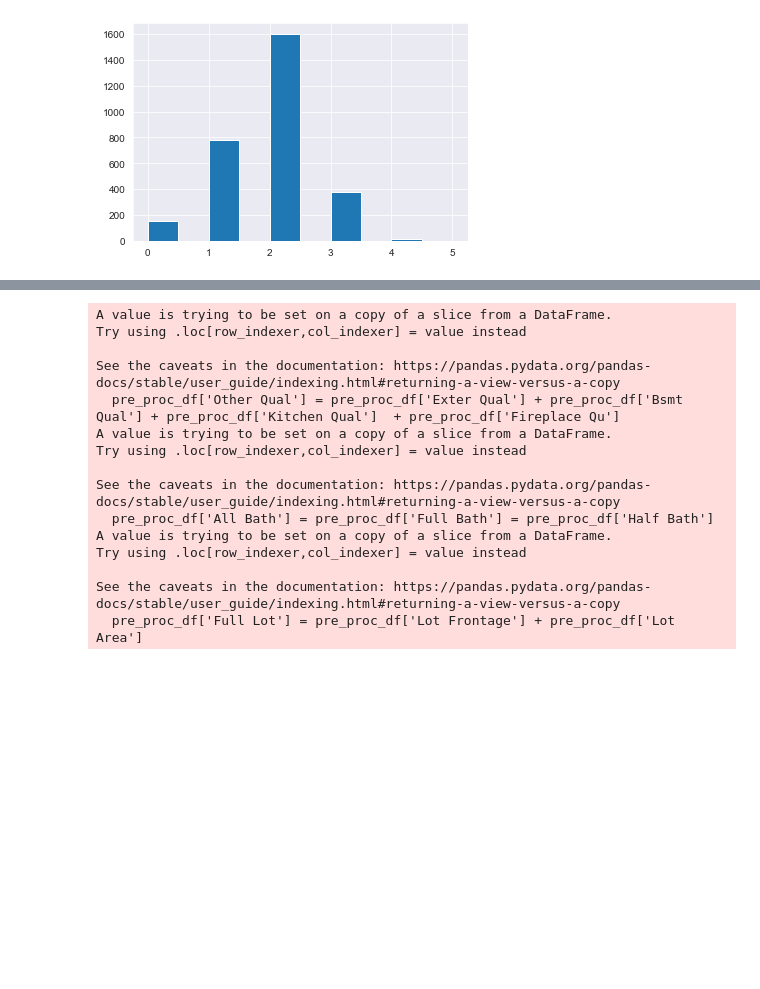
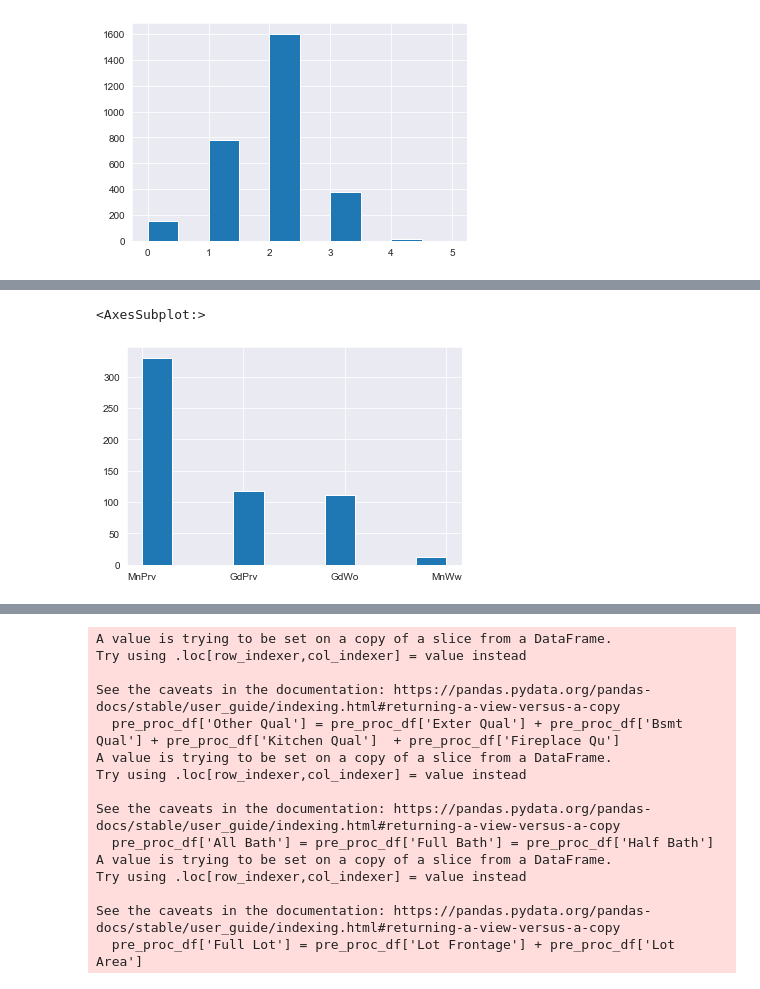
Before and after one commit to Flockyy/Projet_E2_P2, a Jupyter notebook: E2_analysis.ipynb, the cells around one changed output, grey strips where cells are left out. Saved outputs shown, nothing was run; the diff lists cells and outputs as text; code cells hidden in the pictures; blank space fills up the shorter version.

```diff
--- a/E2_analysis.ipynb
+++ b/E2_analysis.ipynb
@@ -255,0 +278,5 @@ See the caveats in the documentation: https://pandas.pydata.org/pandas-docs/stab
+# %%
+pre_proc_df['Fence'].hist()
+# %% [output]
+<AxesSubplot:>
+[figure, added]
```
Also changed, not shown: parts of 42 cells of this notebook.
